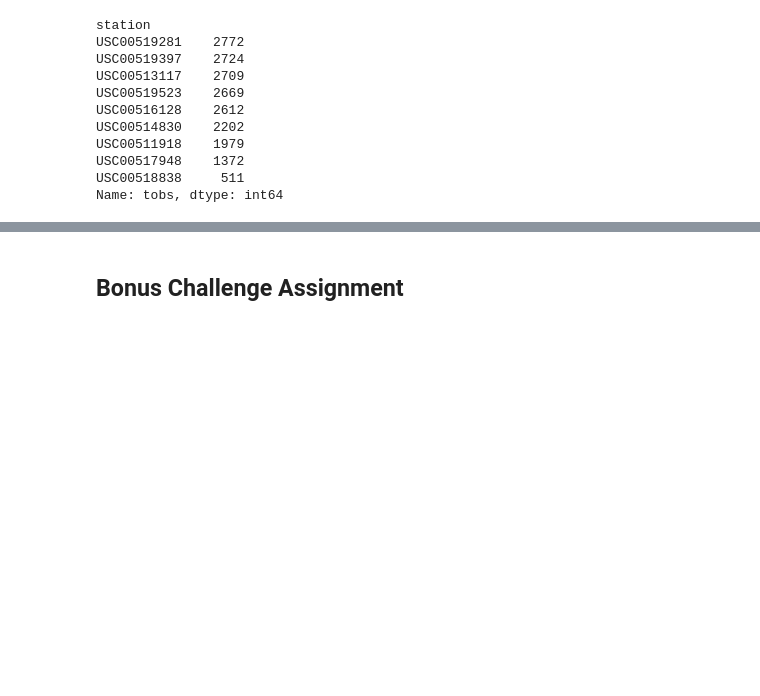
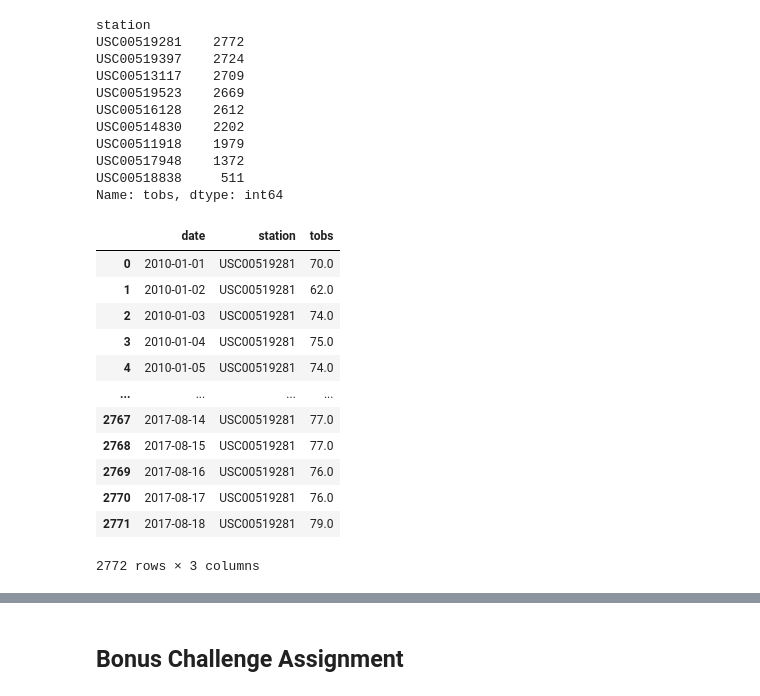
Before and after one commit to arvinseeva/sqlalchemy-challenge, a Jupyter notebook: climate_starter.ipynb, the cells around one changed output, grey strips where cells are left out. Drawn from its saved outputs; the diff is of its cells as text; code cells hidden in the pictures; blank space fills up the shorter version.

```diff
--- a/climate_starter.ipynb
+++ b/climate_starter.ipynb
@@ -244,0 +243,19 @@ Name: tobs, dtype: int64
+# %%
+# Query the last 12 months of temperature observation data for this station
+station3 = pd.read_sql("SELECT date, station, tobs FROM Measurement WHERE station = 'USC00519281'", conn)
+station3
+#last date is 18 August 2017, therefore 12 months before is 18 August 2016
+# %% [output]
+|  | date | station | tobs |
+| 0 | 2010-01-01 | USC00519281 | 70.0 |
+| 1 | 2010-01-02 | USC00519281 | 62.0 |
+| 2 | 2010-01-03 | USC00519281 | 74.0 |
+| 3 | 2010-01-04 | USC00519281 | 75.0 |
+| 4 | 2010-01-05 | USC00519281 | 74.0 |
+| ... | ... | ... | ... |
+| 2767 | 2017-08-14 | USC00519281 | 77.0 |
+| 2768 | 2017-08-15 | USC00519281 | 77.0 |
+| 2769 | 2017-08-16 | USC00519281 | 76.0 |
+| 2770 | 2017-08-17 | USC00519281 | 76.0 |
+| 2771 | 2017-08-18 | USC00519281 | 79.0 |
+2772 rows × 3 columns
```
Also changed, not shown: parts of 3 cells of this notebook.
